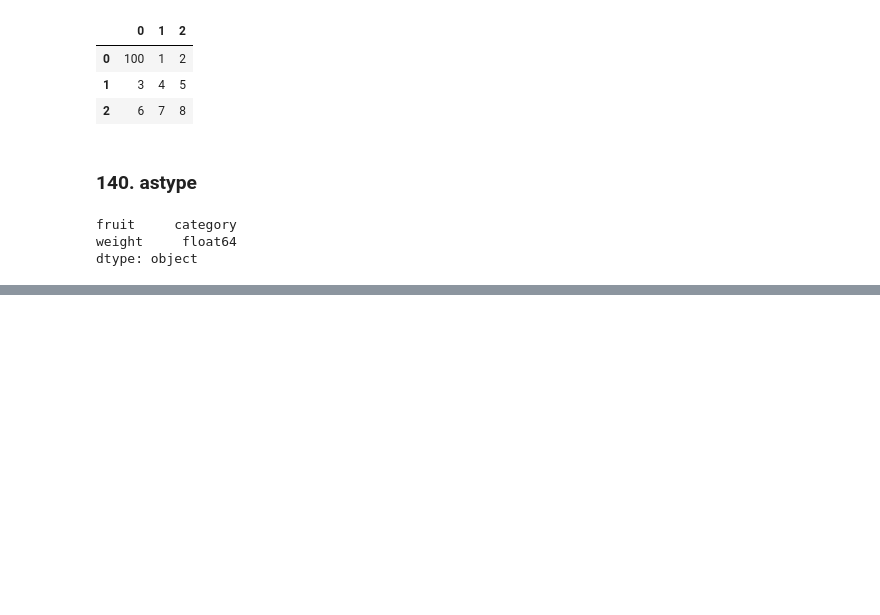
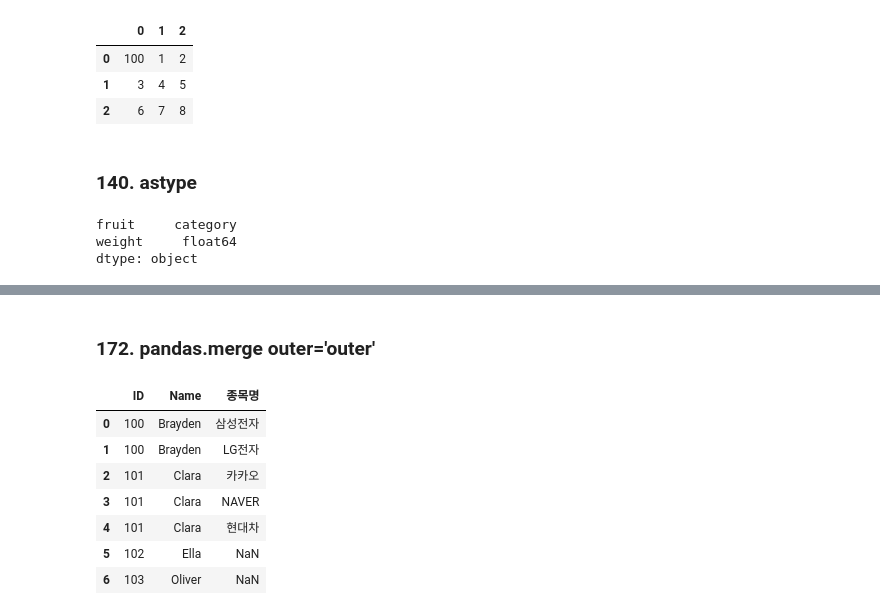
Before and after one commit to yeseul520/pandas-300, a Jupyter notebook: 03_dataframe.ipynb, the cells around one changed output, grey strips where cells are left out. Cells and saved outputs as stored; diff of their text form; code cells hidden in the pictures; blank space fills up the shorter version.

```diff
--- a/03_dataframe.ipynb
+++ b/03_dataframe.ipynb
@@ -636,0 +1068,18 @@ dtype: object
+# %%
+data1 = {
+    'ID': [100, 101, 102, 103],
+    'Name': ['Brayden', 'Clara', 'Ella', 'Oliver']
+}
+
+data2 = [
+    [100, "삼성전자"],
+    [100, "LG전자"],
+    [101, "카카오"],
+    [101, "NAVER"],
+    [101, "현대차"]
+]
+
+df1 = pd.DataFrame(data1)
+df2 = pd.DataFrame(data=data2, columns=['ID', '종목명'])
+
+pd.merge(df1,df2, on="ID", how='inner')
@@ -636,0 +1093,13 @@ dtype: object
+# %% [markdown]
+### 172. pandas.merge outer='outer'
+# %%
+pd.merge(df1,df2, on="ID", how='outer')
+# %% [output]
+|  | ID | Name | 종목명 |
+| 0 | 100 | Brayden | 삼성전자 |
+| 1 | 100 | Brayden | LG전자 |
+| 2 | 101 | Clara | 카카오 |
+| 3 | 101 | Clara | NAVER |
+| 4 | 101 | Clara | 현대차 |
+| 5 | 102 | Ella | NaN |
+| 6 | 103 | Oliver | NaN |
```
Also changed, not shown: parts of 80 cells of this notebook.
